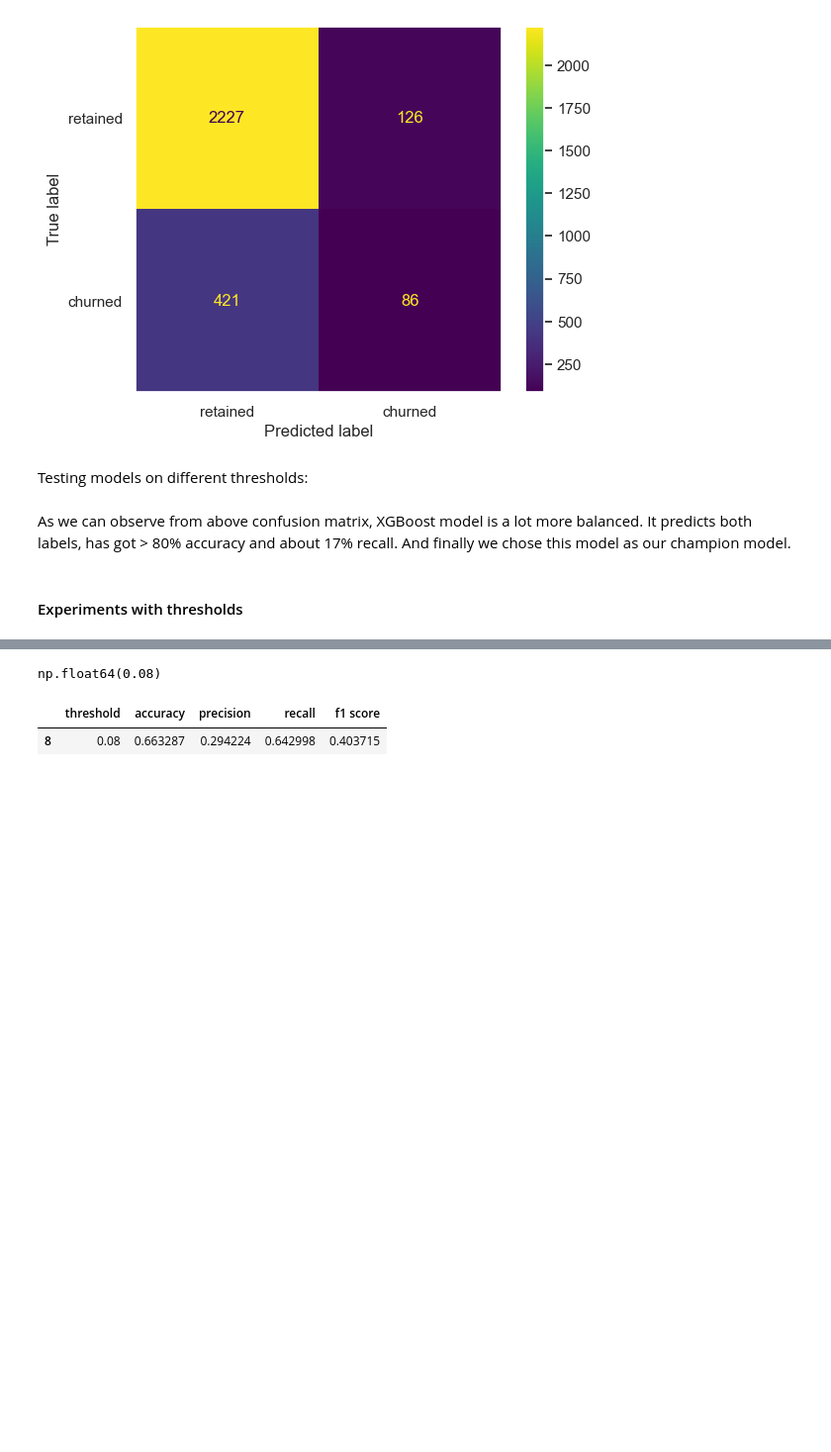
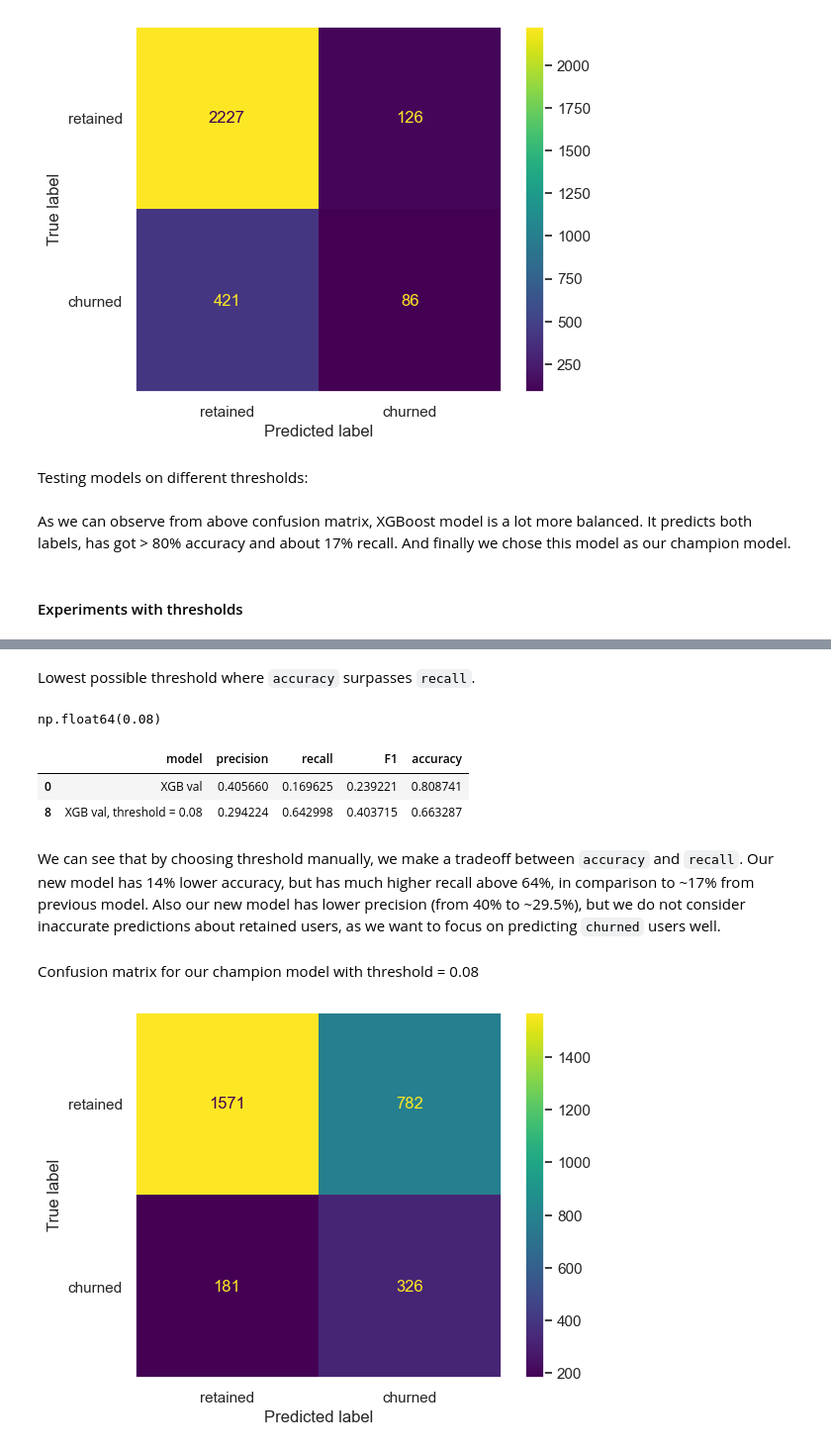
Before and after one commit to Damian-oo/Customer-Churn-Prediction-Waze-app, a Jupyter notebook: Waze Churn Project_full.ipynb, the cells around one changed output, grey strips where cells are left out. Shown at 99% size. Drawn from its saved outputs; the diff is of its cells as text; code cells hidden in the pictures; blank space fills up the shorter version.

```diff
--- a/Waze Churn Project_full.ipynb
+++ b/Waze Churn Project_full.ipynb
@@ -1904,9 +1908,6 @@ plt.show()
+# %% [markdown]
+Lowest possible threshold where `accuracy` surpasses `recall`.
 # %%
 df_metrics[df_metrics["accuracy"] > df_metrics["recall"]]["threshold"].min()
 # %% [output]
 np.float64(0.08)
-# %%
-df_metrics[df_metrics["threshold"] == 0.08]
-# %% [output]
-|  | threshold | accuracy | precision | recall | f1 score |
-| 8 | 0.08 | 0.663287 | 0.294224 | 0.642998 | 0.403715 |
@@ -1912,0 +1917,24 @@ df_metrics[df_metrics["threshold"] == 0.08]
+# %%
+results_XGB
+# %% [output]
+|  | model | precision | recall | F1 | accuracy |
+| 0 | XGB val | 0.405660 | 0.169625 | 0.239221 | 0.808741 |
+| 8 | XGB val, threshold = 0.08 | 0.294224 | 0.642998 | 0.403715 | 0.663287 |
+# %% [markdown]
+We can see that by choosing threshold manually, we make a tradeoff between `accuracy` and `recall`. Our new model has 14% lower accuracy, but has much higher recall above 64%, in comparison to ~17% from previous model. Also our new model has lower precision (from 40% to ~29.5%), but we do not consider inaccurate predictions about retained users, as we want to focus on predicting `churned` users well.
+# %% [markdown]
+Confusion matrix for our champion model with threshold = 0.08
+# %%
+y_preds = xgb_best_model.predict_proba(X_val)[:,1] >= 0.08
+# %%
+cm = confusion_matrix(y_val, y_preds)
+disp = ConfusionMatrixDisplay(confusion_matrix=cm,
+                              display_labels=['retained', 'churned'],
+                              )
+fig, ax = plt.subplots()
+disp.plot(ax=ax)
+ax.grid(False)
+
+plt.show()
+# %% [output]
+[figure, added]
```
Also changed, not shown: parts of 33 cells of this notebook.
